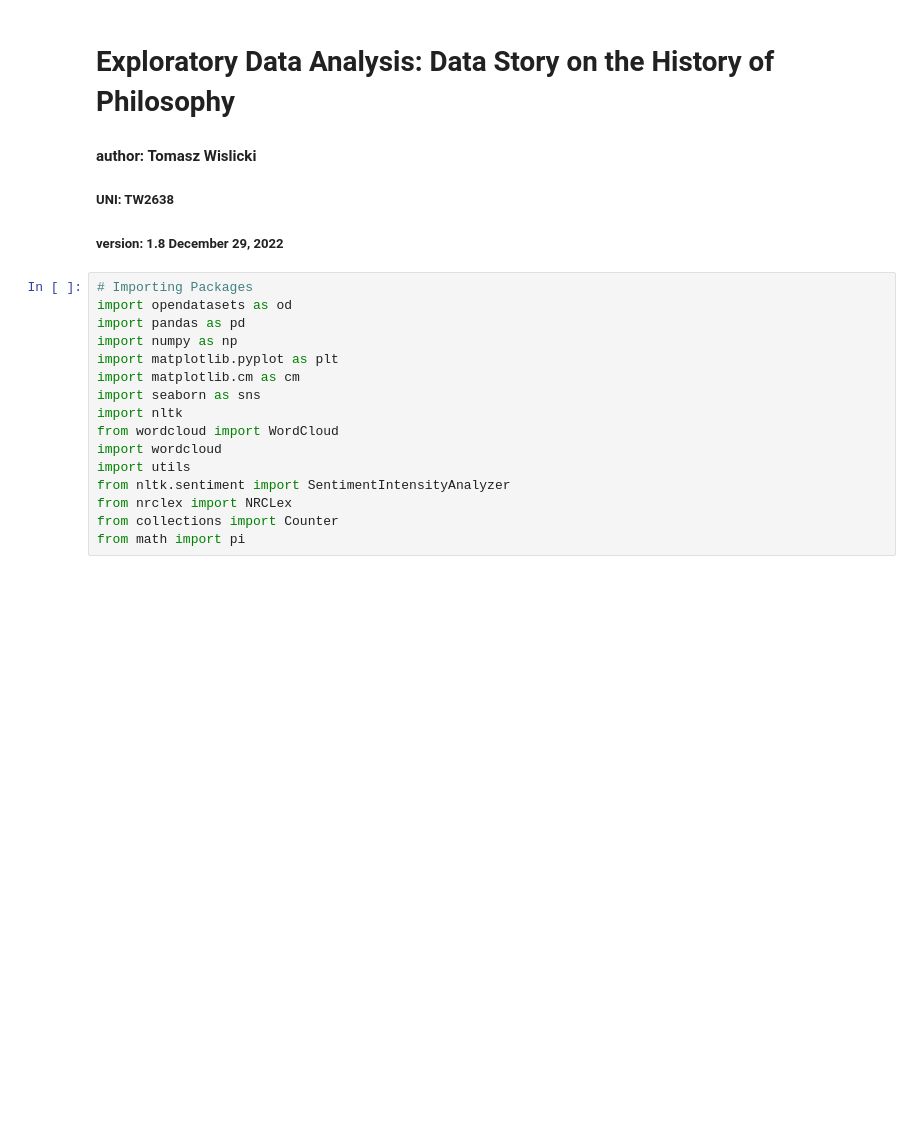
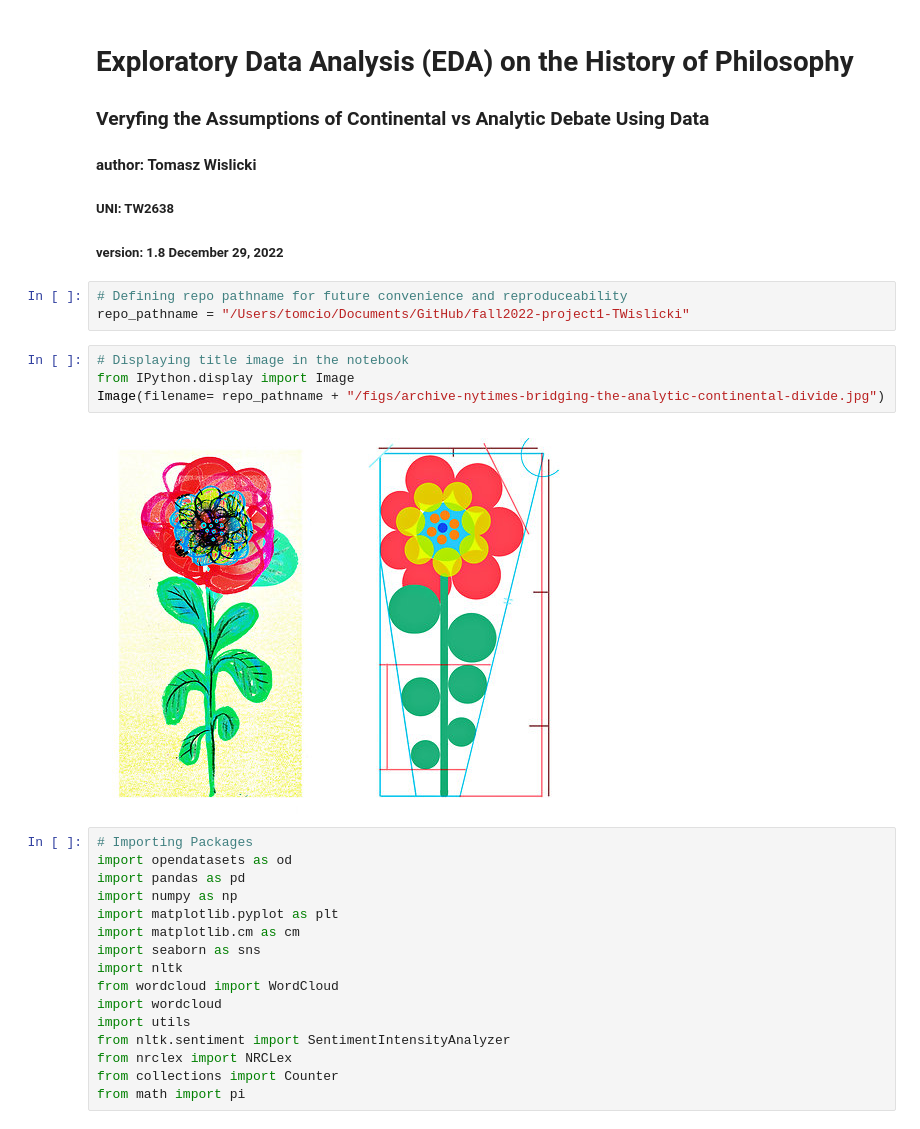
Before and after one commit to TZstatsADS/fall2022-project1-TWislicki, a Jupyter notebook: doc/Project1.ipynb, the cells around one changed output. Cells and saved outputs as stored; diff of their text form; blank space fills up the shorter version.

```diff
--- a/doc/Project1.ipynb
+++ b/doc/Project1.ipynb
@@ -1,8 +1,18 @@
 # %% [markdown]
-# Exploratory Data Analysis: Data Story on the History of Philosophy
+# Exploratory Data Analysis (EDA) on the History of Philosophy
+### **Veryfing the Assumptions of Continental vs Analytic Debate Using Data**
 #### **author: Tomasz Wislicki**
 ##### UNI: TW2638
 ##### version: 1.8 December 29, 2022
+# %%
+# Defining repo pathname for future convenience and reproduceability
+repo_pathname = "/Users/tomcio/Documents/GitHub/fall2022-project1-TWislicki"
+# %%
+# Displaying title image in the notebook
+from IPython.display import Image
+Image(filename= repo_pathname + "/figs/archive-nytimes-bridging-the-analytic-continental-divide.jpg")
+# %% [output]
+[figure, added]
 # %%
 # Importing Packages
 import opendatasets as od
```
Also changed, not shown: parts of 6 cells of this notebook, 6 other files.
